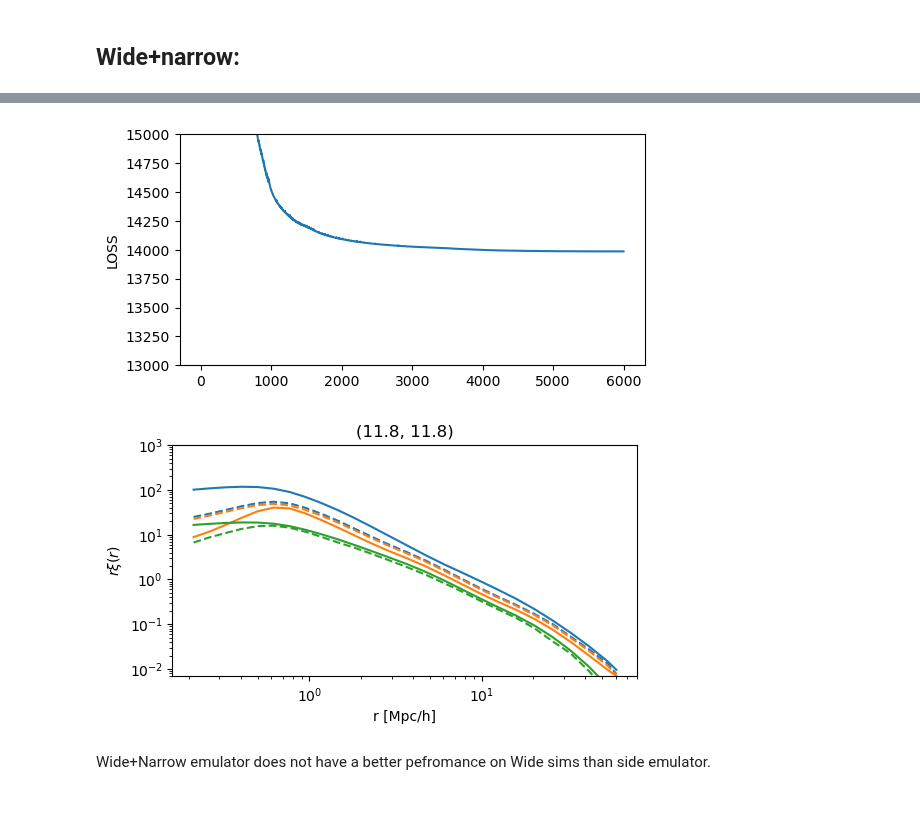
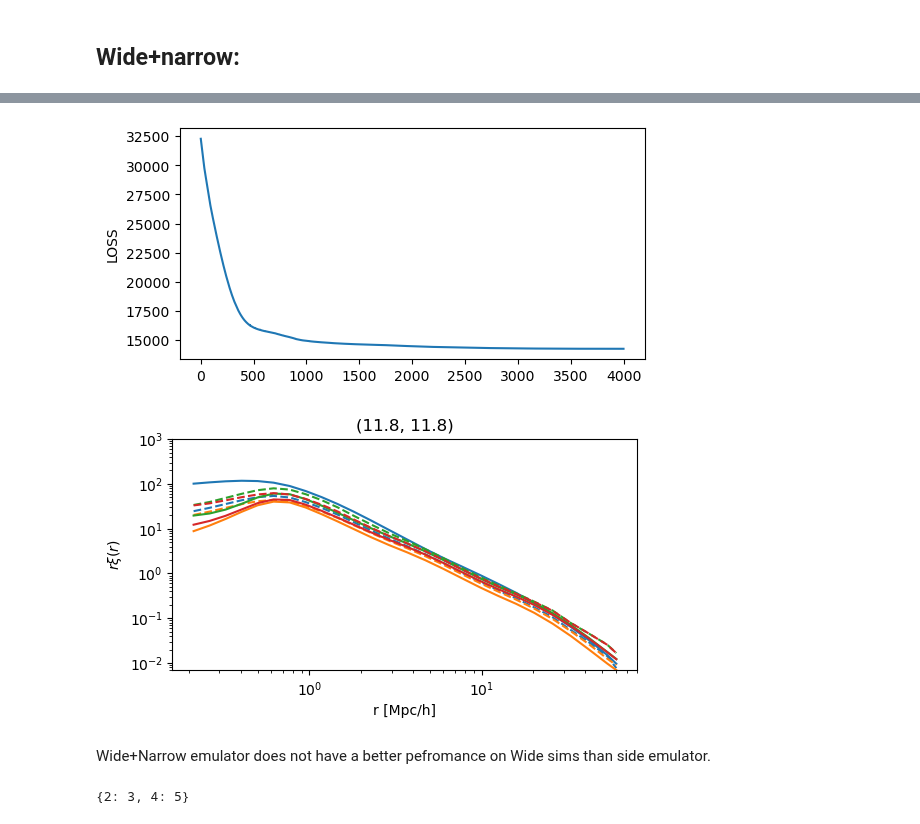
Before and after one commit to qezlou/Goku_ELG, a Jupyter notebook: emu/notebooks/train_xi/path2.ipynb, the cells around one changed output, grey strips where cells are left out. Saved outputs shown, nothing was run; the diff lists cells and outputs as text; code cells hidden in the pictures.

```diff
--- a/emu/notebooks/train_xi/path2.ipynb
+++ b/emu/notebooks/train_xi/path2.ipynb
@@ -82,32 +71,37 @@ import os.path as op
 import pickle
 
 data_dir = '/home/qezlou/HD2/HETDEX/cosmo/data/xi_on_grid/'
-ind_test = np.array([2,12,18])
-ind_train=np.delete(np.arange(21), ind_test)
 all_mass_pairs = [(11.8, 11.8)]
-wide_narrow = [False, False, True]
-all_model_files = ['Xi_Native_emu_mapirs2_spline.pkl']
+wide_narrow = [False]
+all_model_files = ['Xi_Native_emu_mapirs2_spline_11.8_11.8_wide.pkl']
 
 for i in range(len(all_mass_pairs)):
+
     mass_pair = all_mass_pairs[i]
     emu_type = {'wide_and_narrow':wide_narrow[i]}
     model_file = all_model_files[i]
 
+    # Plot true vs prediction
+    xi_emu = emus_multifid.XiNativeBins(data_dir, interp='spline', mass_pair=mass_pair, logging_level='ERROR', emu_type=emu_type)
+
     # plot LOSS
-    with open(op.join(data_dir, model_file+'.loss_history'), 'rb') as f:
-        loss_history = pickle.load(f)
+    with open(op.join(data_dir, model_file+'.attrs'), 'rb') as f:
+        attrs = pickle.load(f)
+        ind_train = attrs['ind_train']
+        ind_test = np.delete(np.arange(21), ind_train)
+        loss_history = attrs['loss_history']
+        print(f'ind_train: {ind_train}, ind_test: {ind_test}')
     fig, ax = plt.subplots(1,1, figsize=(6,3))
     ax.plot(loss_history)
+    #ax.set_ylim(13_000, 15_000)
     ax.set_ylabel('LOSS')
 
-    # Plot true vs prediction
-    xi_emu = emus_multifid.XiNativeBins(data_dir, interp='spline', mass_pair=mass_pair, logging_level='INFO', emu_type=emu_type)
-    mean, var = xi_emu.predict(ind_train=ind_train, ind_test=ind_test, model_file=model_file)
+    # Predict
+    mean, var = xi_emu.predict(ind_test=ind_test, model_file=model_file)
     rbins = xi_emu.mbins
 
-
     fig, ax = plt.subplots(1,1, figsize=(6,3))
-    for j in range(3):
+    for j in range(len(ind_test)):
         ax.plot(rbins, 10**xi_emu.Y[1][ind_test[j]], label='true', color=f'C{j}')
         ax.plot(rbins, 10**mean[j], label='pred', color=f'C{j}', linestyle='--')
         ax.set_ylim(0,1_000)
@@ -153,7 +129,7 @@ emu_type = {'wide_and_narrow':True}
 xi_emu = emus_multifid.XiNativeBins(data_dir,  interp='spline', mass_pair=mass_pair, logging_level='DEBUG', emu_type=emu_type)
 
 
-ind_test = np.array([2, 12, 24, 33])
+ind_test = np.array([2, 12])
 ind_train=np.delete(np.arange(36), ind_test)
 xi_emu.train(ind_train=ind_train, model_file='Xi_Native_emu_mapirs2_spline_11.8_11.8.pkl')
 # %% [output]
@@ -213,23 +199,26 @@ for i in range(len(all_mass_pairs)):
     model_file = all_model_files[i]
 
     # Plot true vs prediction
-    xi_emu = emus_multifid.XiNativeBins(data_dir, interp='spline', mass_pair=mass_pair, logging_level='DEBUG', emu_type=emu_type)
-    mean, var = xi_emu.predict(ind_train=ind_train, ind_test=ind_test, model_file=model_file)
-    rbins = xi_emu.mbins
+    xi_emu = emus_multifid.XiNativeBins(data_dir, interp='spline', mass_pair=mass_pair, logging_level='ERROR', emu_type=emu_type)
 
     # plot LOSS
     with open(op.join(data_dir, model_file+'.attrs'), 'rb') as f:
         attrs = pickle.load(f)
         ind_train = attrs['ind_train']
-        ind_test = np.delete(np.arange(xi_emu.Y[1].size), ind_train)
+        ind_test = np.delete(np.arange(36), ind_train)
         loss_history = attrs['loss_history']
+        print(f'ind_train: {ind_train}, ind_test: {ind_test}')
     fig, ax = plt.subplots(1,1, figsize=(6,3))
     ax.plot(loss_history)
     #ax.set_ylim(13_000, 15_000)
     ax.set_ylabel('LOSS')
 
+    # Predict
+    mean, var = xi_emu.predict(ind_test=ind_test, model_file=model_file)
+    rbins = xi_emu.mbins
+
     fig, ax = plt.subplots(1,1, figsize=(6,3))
-    for j in range(3):
+    for j in range(len(ind_test)):
         ax.plot(rbins, 10**xi_emu.Y[1][ind_test[j]], label='true', color=f'C{j}')
         ax.plot(rbins, 10**mean[j], label='pred', color=f'C{j}', linestyle='--')
         ax.set_ylim(0,1_000)
@@ -276,4 +233,16 @@ BaseStatEmu | 03/21/2025 12:08:43 PM | Rank 0 | INFO  |  Model already exists at
-[figure, old version]
+[figure, new version]
-[figure, old version]
+[figure, new version]
 # %% [markdown]
 Wide+Narrow emulator does not have a better pefromance on Wide sims than side emulator.
+# %%
+import pickle
+a = {2:3, 4:5}
+
+with open('test.pkl', 'wb') as f:
+    pickle.dump(a, f)
+
+with open('test.pkl', 'rb') as f:
+    b = pickle.load(f)
+    print(b)
+# %% [output]
+{2: 3, 4: 5}
```
Also changed, not shown: parts of 6 cells of this notebook.
